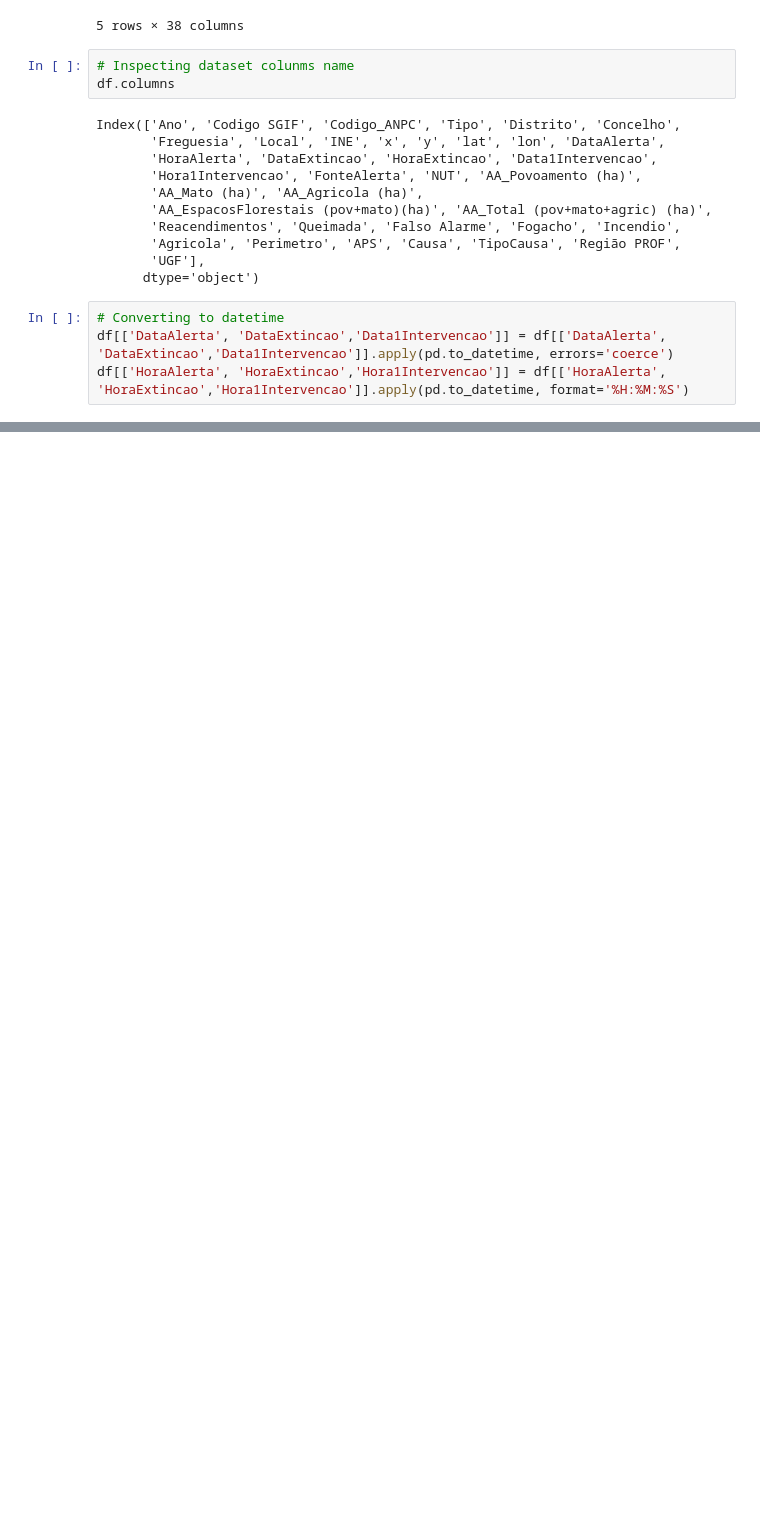
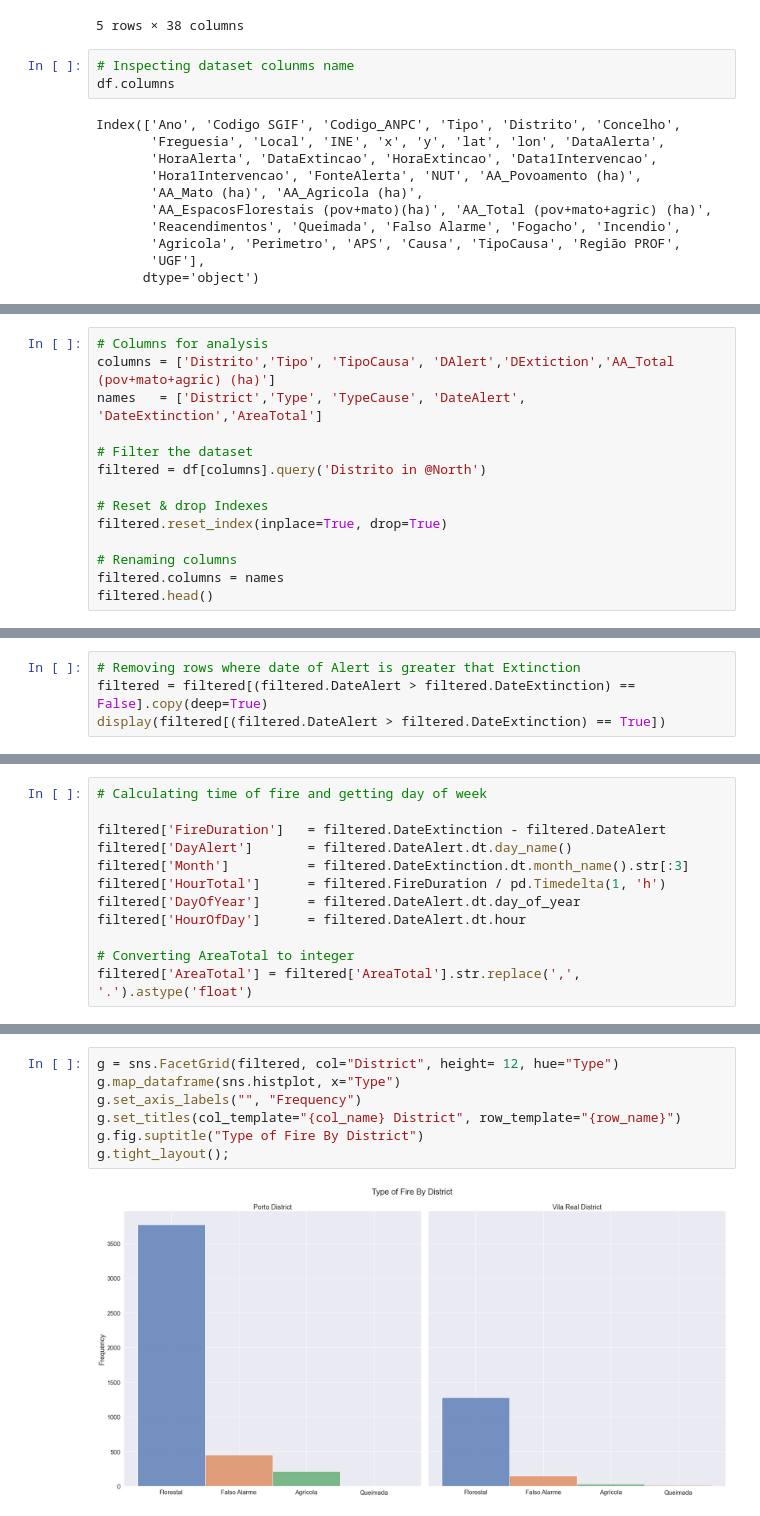
Before and after one commit to Sandokhan/mdse-stats, a Jupyter notebook: fire.ipynb, the cells around one changed output, grey strips where cells are left out. Cells and saved outputs as stored; diff of their text form; blank space fills up the shorter version.

```diff
--- a/fire.ipynb
+++ b/fire.ipynb
@@ -56,7 +87,3 @@ Index(['Ano', 'Codigo SGIF', 'Codigo_ANPC', 'Tipo', 'Distrito', 'Concelho',
        'Agricola', 'Perimetro', 'APS', 'Causa', 'TipoCausa', 'Região PROF',
        'UGF'],
       dtype='object')
-# %%
-# Converting to datetime
-df[['DataAlerta', 'DataExtincao','Data1Intervencao']] = df[['DataAlerta', 'DataExtincao','Data1Intervencao']].apply(pd.to_datetime, errors='coerce')
-df[['HoraAlerta', 'HoraExtincao','Hora1Intervencao']] = df[['HoraAlerta', 'HoraExtincao','Hora1Intervencao']].apply(pd.to_datetime, format='%H:%M:%S')
@@ -188,0 +143,14 @@ Length: 509, dtype: int64
+# %%
+# Columns for analysis
+columns = ['Distrito','Tipo', 'TipoCausa', 'DAlert','DExtiction','AA_Total (pov+mato+agric) (ha)']
+names   = ['District','Type', 'TypeCause', 'DateAlert', 'DateExtinction','AreaTotal']
+
+# Filter the dataset
+filtered = df[columns].query('Distrito in @North')
+
+# Reset & drop Indexes
+filtered.reset_index(inplace=True, drop=True)
+
+# Renaming columns
+filtered.columns = names
+filtered.head()
@@ -188,0 +197,4 @@ Length: 509, dtype: int64
+# %%
+# Removing rows where date of Alert is greater that Extinction
+filtered = filtered[(filtered.DateAlert > filtered.DateExtinction) == False].copy(deep=True)
+display(filtered[(filtered.DateAlert > filtered.DateExtinction) == True])
@@ -188,0 +203,12 @@ Length: 509, dtype: int64
+# %%
+# Calculating time of fire and getting day of week
+
+filtered['FireDuration']   = filtered.DateExtinction - filtered.DateAlert
+filtered['DayAlert']       = filtered.DateAlert.dt.day_name()
+filtered['Month']          = filtered.DateExtinction.dt.month_name().str[:3]
+filtered['HourTotal']      = filtered.FireDuration / pd.Timedelta(1, 'h')
+filtered['DayOfYear']      = filtered.DateAlert.dt.day_of_year
+filtered['HourOfDay']      = filtered.DateAlert.dt.hour
+
+# Converting AreaTotal to integer
+filtered['AreaTotal'] = filtered['AreaTotal'].str.replace(',', '.').astype('float')
@@ -188,0 +244,9 @@ Length: 509, dtype: int64
+# %%
+g = sns.FacetGrid(filtered, col="District", height= 12, hue="Type")
+g.map_dataframe(sns.histplot, x="Type")
+g.set_axis_labels("", "Frequency")
+g.set_titles(col_template="{col_name} District", row_template="{row_name}")
+g.fig.suptitle("Type of Fire By District")
+g.tight_layout();
+# %% [output]
+[figure, added]
```
Also changed, not shown: parts of 41 cells of this notebook, 1 other file.
